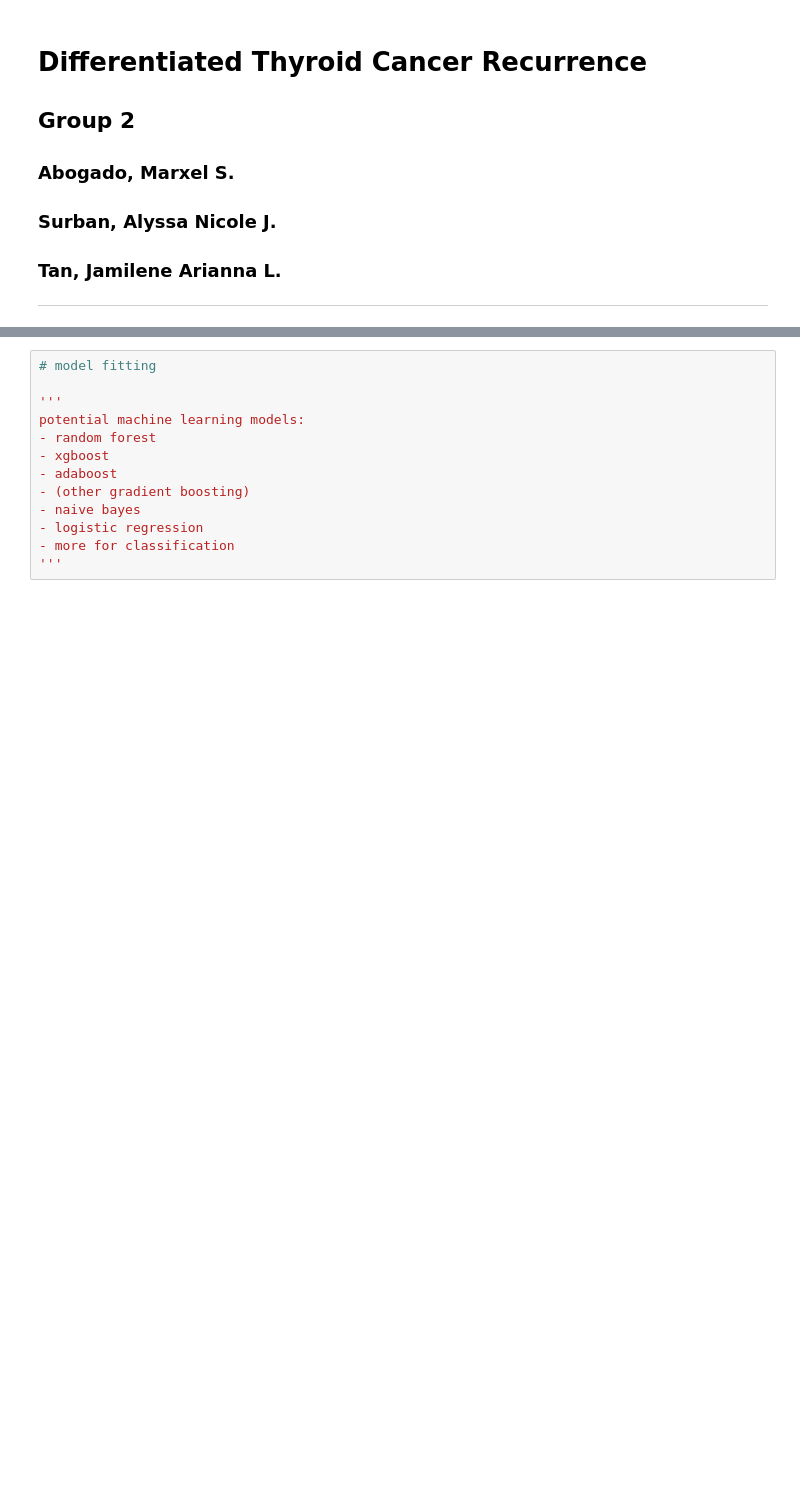
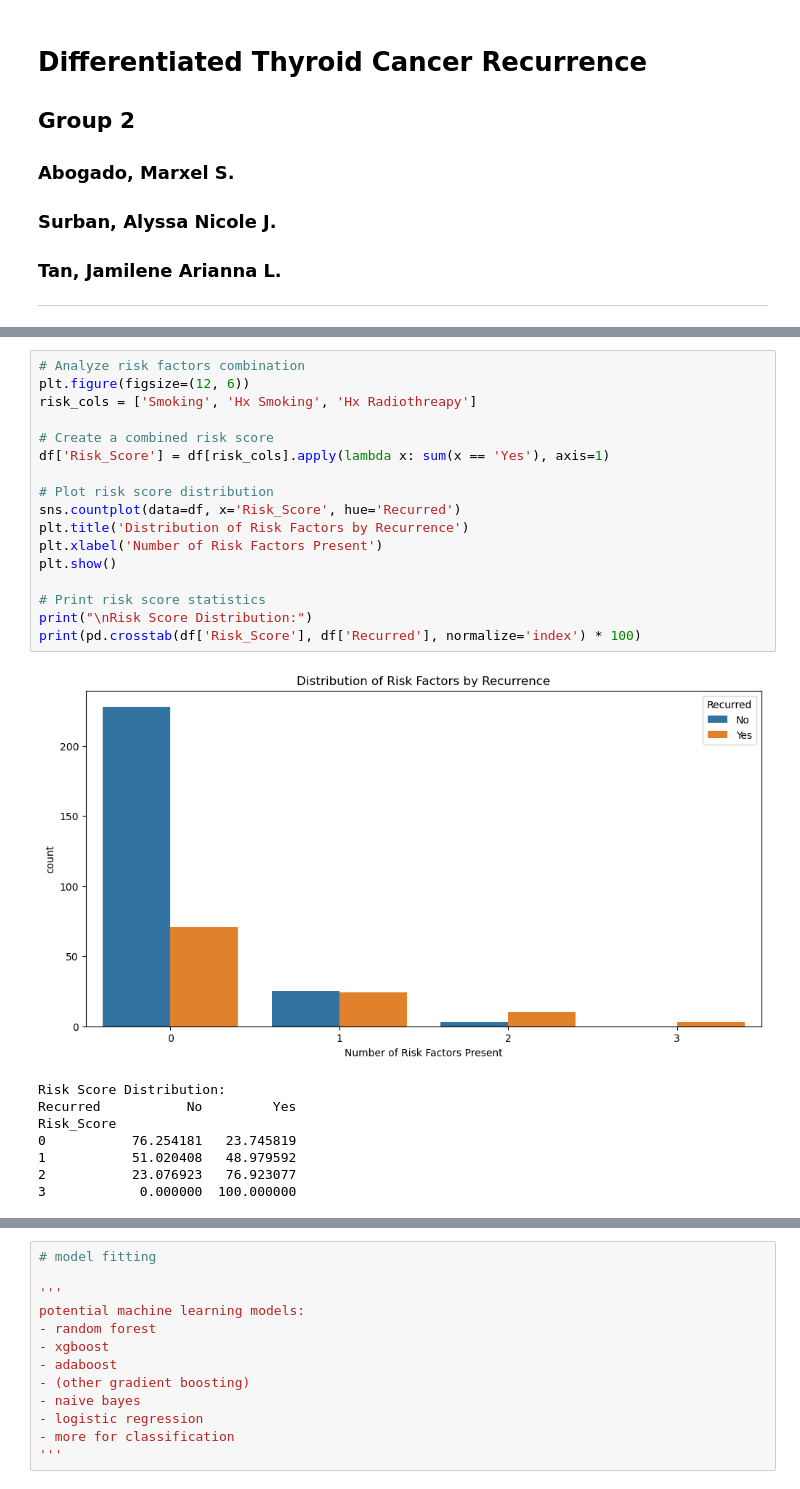
Before and after one commit to xyldxal/cmsc-177-dtcr, a Jupyter notebook: dtc_recurrence.ipynb, the cells around one changed output, grey strips where cells are left out. Drawn from its saved outputs; the diff is of its cells as text; blank space fills up the shorter version.

```diff
--- a/dtc_recurrence.ipynb
+++ b/dtc_recurrence.ipynb
@@ -89,0 +165,26 @@ Dummy variables created. Shape: (364, 41)
+# %%
+# Analyze risk factors combination
+plt.figure(figsize=(12, 6))
+risk_cols = ['Smoking', 'Hx Smoking', 'Hx Radiothreapy']
+
+# Create a combined risk score
+df['Risk_Score'] = df[risk_cols].apply(lambda x: sum(x == 'Yes'), axis=1)
+
+# Plot risk score distribution
+sns.countplot(data=df, x='Risk_Score', hue='Recurred')
+plt.title('Distribution of Risk Factors by Recurrence')
+plt.xlabel('Number of Risk Factors Present')
+plt.show()
+
+# Print risk score statistics
+print("\nRisk Score Distribution:")
+print(pd.crosstab(df['Risk_Score'], df['Recurred'], normalize='index') * 100)
+# %% [output]
+[figure, added]
+Risk Score Distribution:
+Recurred           No         Yes
+Risk_Score
+0           76.254181   23.745819
+1           51.020408   48.979592
+2           23.076923   76.923077
+3            0.000000  100.000000
```
Also changed, not shown: parts of 21 cells of this notebook, 2 other files.
